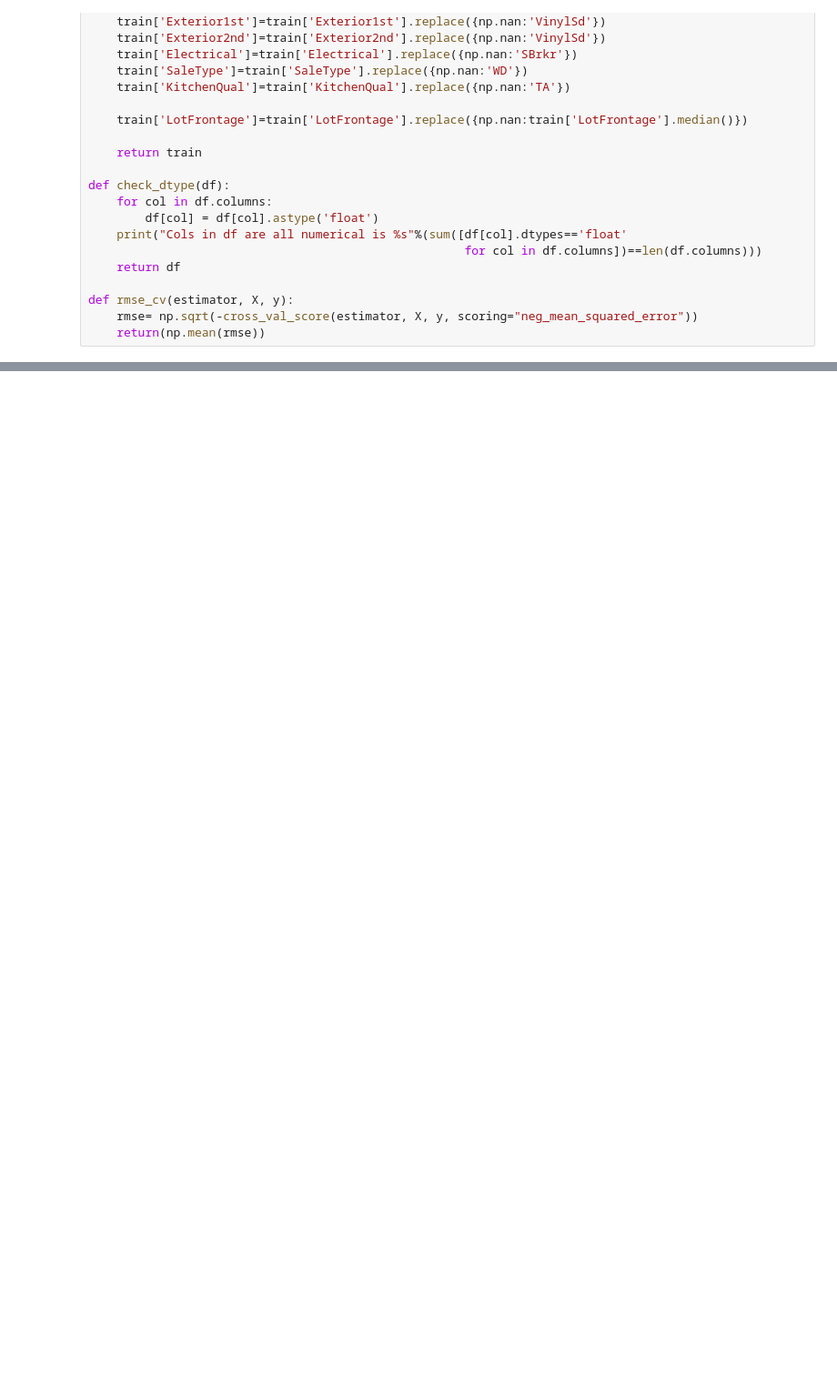
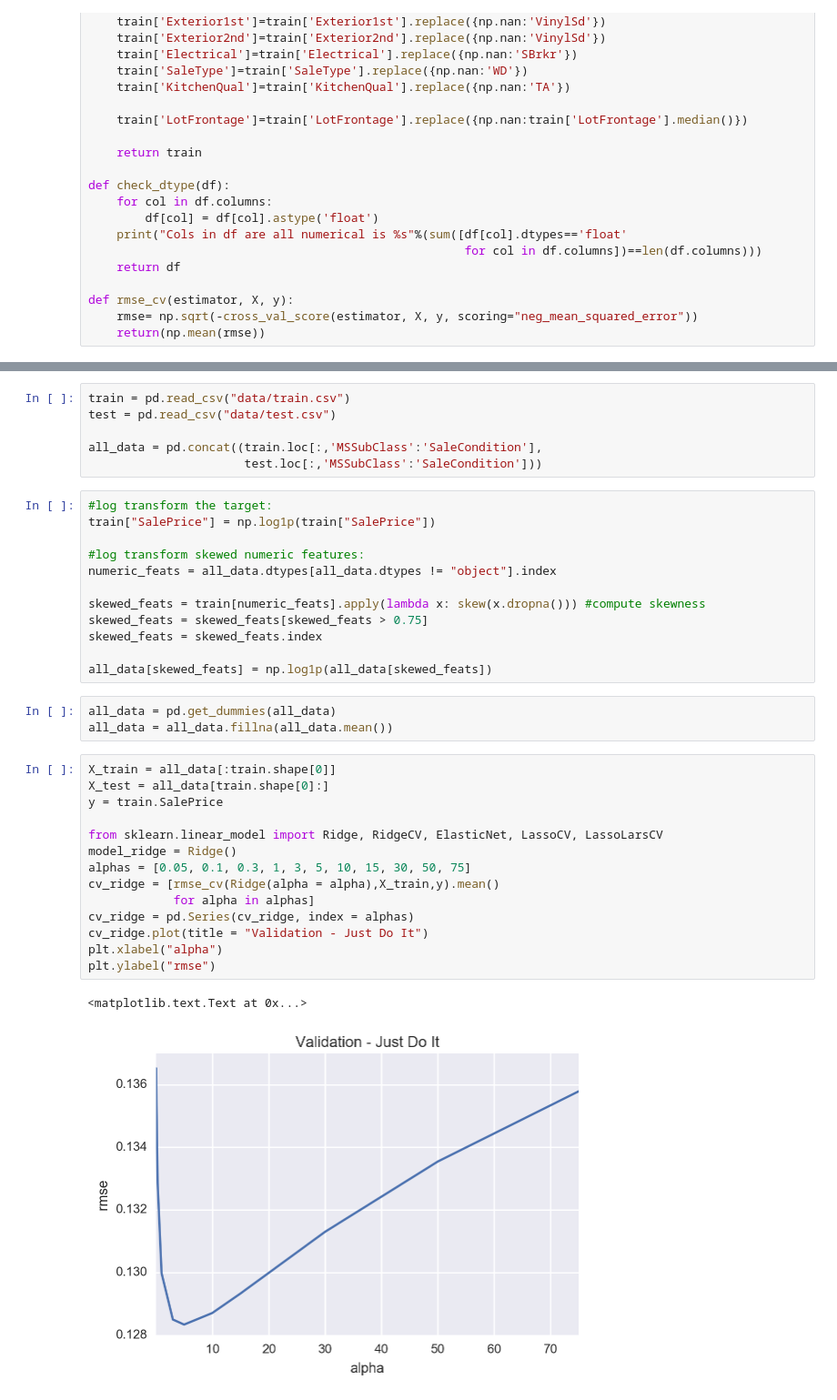
Before and after one commit to MiyainNYC/Rose, a Jupyter notebook: house_pred_ML/rollup.ipynb, the cells around one changed output, grey strips where cells are left out. Shown at 91% size. Cells and saved outputs as stored; diff of their text form; blank space fills up the shorter version.

```diff
--- a/house_pred_ML/rollup.ipynb
+++ b/house_pred_ML/rollup.ipynb
@@ -163,0 +255,38 @@ pd.DataFrame.from_dict({'imp':feature_imp,'fea':train_reduced.columns[:-1]}).set
+# %%
+train = pd.read_csv("data/train.csv")
+test = pd.read_csv("data/test.csv")
+
+all_data = pd.concat((train.loc[:,'MSSubClass':'SaleCondition'],
+                      test.loc[:,'MSSubClass':'SaleCondition']))
+# %%
+#log transform the target:
+train["SalePrice"] = np.log1p(train["SalePrice"])
+
+#log transform skewed numeric features:
+numeric_feats = all_data.dtypes[all_data.dtypes != "object"].index
+
+skewed_feats = train[numeric_feats].apply(lambda x: skew(x.dropna())) #compute skewness
+skewed_feats = skewed_feats[skewed_feats > 0.75]
+skewed_feats = skewed_feats.index
+
+all_data[skewed_feats] = np.log1p(all_data[skewed_feats])
+# %%
+all_data = pd.get_dummies(all_data)
+all_data = all_data.fillna(all_data.mean())
+# %%
+X_train = all_data[:train.shape[0]]
+X_test = all_data[train.shape[0]:]
+y = train.SalePrice
+
+from sklearn.linear_model import Ridge, RidgeCV, ElasticNet, LassoCV, LassoLarsCV
+model_ridge = Ridge()
+alphas = [0.05, 0.1, 0.3, 1, 3, 5, 10, 15, 30, 50, 75]
+cv_ridge = [rmse_cv(Ridge(alpha = alpha),X_train,y).mean()
+            for alpha in alphas]
+cv_ridge = pd.Series(cv_ridge, index = alphas)
+cv_ridge.plot(title = "Validation - Just Do It")
+plt.xlabel("alpha")
+plt.ylabel("rmse")
+# %% [output]
+<matplotlib.text.Text at 0x...>
+[figure, added]
```
Also changed, not shown: parts of 20 cells of this notebook, 2 other files.
